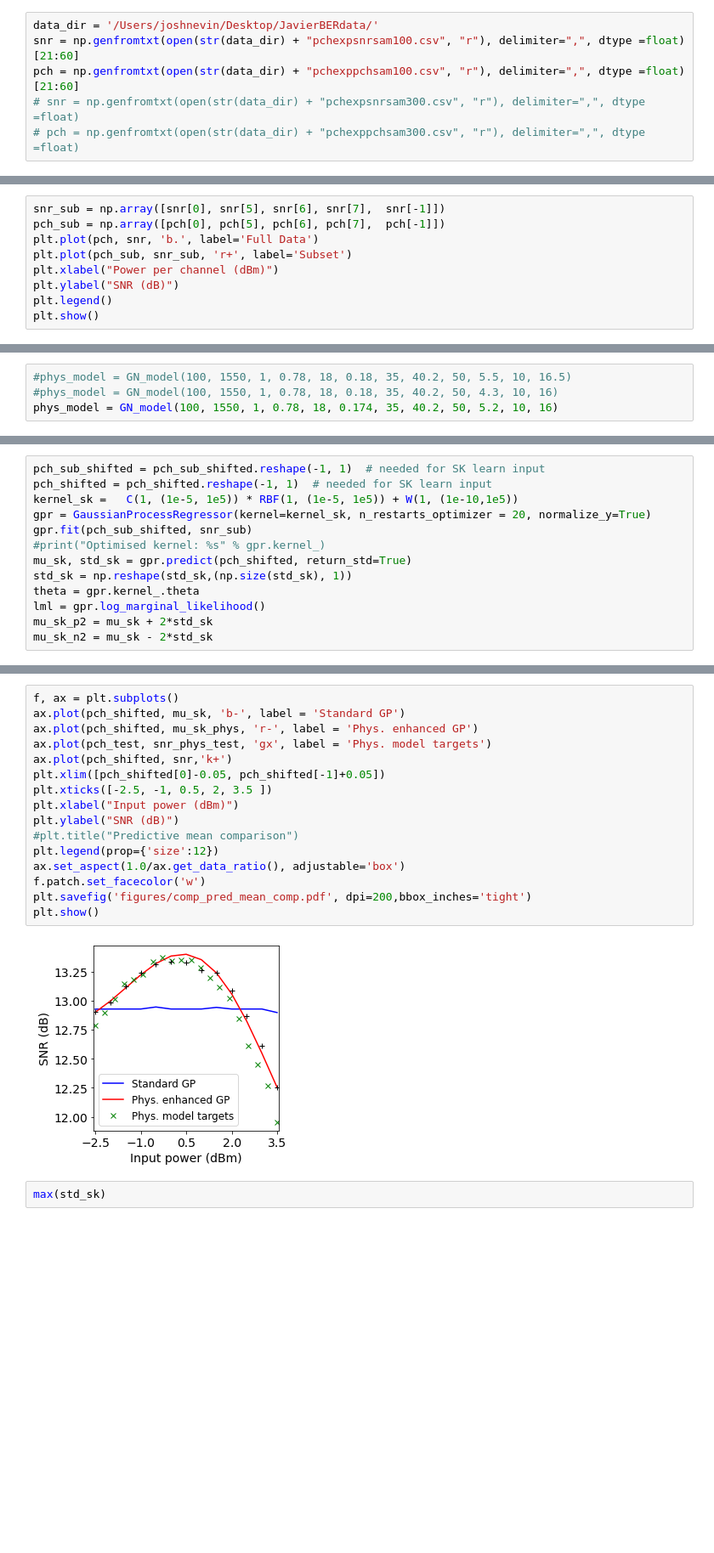
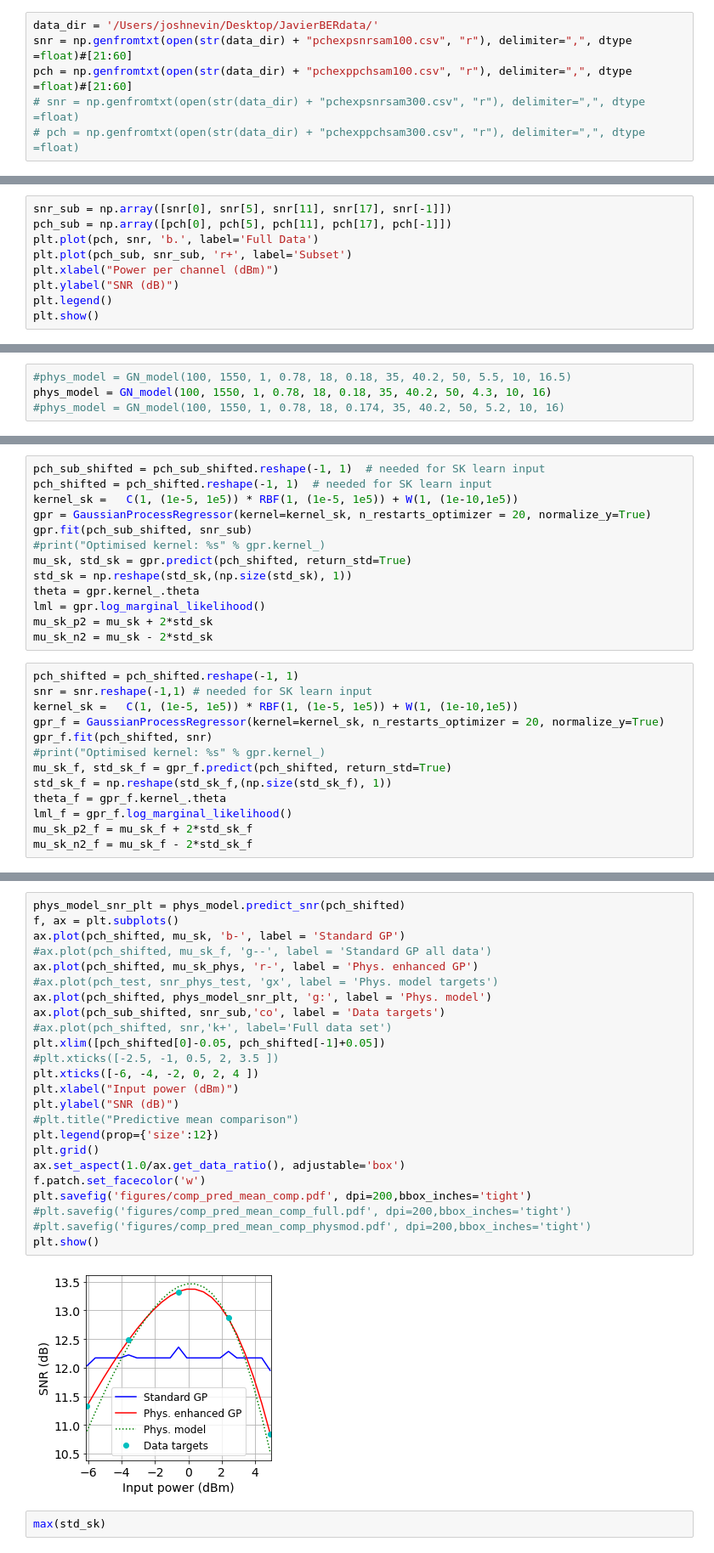
Before and after one commit to joshnevin/physics_enhanced_GPs, a Jupyter notebook: GN_model_enhanced_GPs_comp.ipynb, the cells around one changed output, grey strips where cells are left out. Shown: that part at 85% size. Cells and saved outputs as stored; diff of their text form; blank space fills up the shorter version.

Commit message:
use full dataset

```diff
--- a/GN_model_enhanced_GPs_comp.ipynb
+++ b/GN_model_enhanced_GPs_comp.ipynb
@@ -14,8 +14,8 @@ font = { 'family' : 'sans-serif',
 matplotlib.rc('font', **font)
 # %%
 data_dir = '/Users/joshnevin/Desktop/JavierBERdata/'
-snr = np.genfromtxt(open(str(data_dir) + "pchexpsnrsam100.csv", "r"), delimiter=",", dtype =float)[21:60]
-pch = np.genfromtxt(open(str(data_dir) + "pchexppchsam100.csv", "r"), delimiter=",", dtype =float)[21:60]
+snr = np.genfromtxt(open(str(data_dir) + "pchexpsnrsam100.csv", "r"), delimiter=",", dtype =float)#[21:60]
+pch = np.genfromtxt(open(str(data_dir) + "pchexppchsam100.csv", "r"), delimiter=",", dtype =float)#[21:60]
 # snr = np.genfromtxt(open(str(data_dir) + "pchexpsnrsam300.csv", "r"), delimiter=",", dtype =float)
 # pch = np.genfromtxt(open(str(data_dir) + "pchexppchsam300.csv", "r"), delimiter=",", dtype =float)
 # %% [markdown]
@@ -42,6 +46,6 @@ plt.show()
 # %%
-snr_sub = np.array([snr[0], snr[5], snr[6], snr[7],  snr[-1]])
-pch_sub = np.array([pch[0], pch[5], pch[6], pch[7],  pch[-1]])
+snr_sub = np.array([snr[0], snr[5], snr[11], snr[17], snr[-1]])
+pch_sub = np.array([pch[0], pch[5], pch[11], pch[17], pch[-1]])
 plt.plot(pch, snr, 'b.', label='Full Data')
 plt.plot(pch_sub, snr_sub, 'r+', label='Subset')
 plt.xlabel("Power per channel (dBm)")
@@ -54,7 +58,7 @@ plt.show()
 **Inputs**: span length [km], operating central wavelength [nm], number of wavelengths, nonlinearity coefficient, dispersion coefficient, loss [db/km], symbol rate [GBd], channel bandwidth [GHz], grid spacing [GHz], EDFA noise figure [dB], number of spans, TRx back to back SNR [dB]
 # %%
 #phys_model = GN_model(100, 1550, 1, 0.78, 18, 0.18, 35, 40.2, 50, 5.5, 10, 16.5)
-#phys_model = GN_model(100, 1550, 1, 0.78, 18, 0.18, 35, 40.2, 50, 4.3, 10, 16)
-phys_model = GN_model(100, 1550, 1, 0.78, 18, 0.174, 35, 40.2, 50, 5.2, 10, 16)
+phys_model = GN_model(100, 1550, 1, 0.78, 18, 0.18, 35, 40.2, 50, 4.3, 10, 16)
+#phys_model = GN_model(100, 1550, 1, 0.78, 18, 0.174, 35, 40.2, 50, 5.2, 10, 16)
 # %% [markdown]
 According to Javier, the measurements of Pch may not be reliable and we may need to shift them in order to obtain agreement with the GN model. We do this by calculating the input power per channel that corresponds to peak SNR in the GN model and shifting the peak of measured data to line up with this prediction.
@@ -152,6 +158,19 @@ theta = gpr.kernel_.theta
 lml = gpr.log_marginal_likelihood()
 mu_sk_p2 = mu_sk + 2*std_sk
 mu_sk_n2 = mu_sk - 2*std_sk
+# %%
+pch_shifted = pch_shifted.reshape(-1, 1)
+snr = snr.reshape(-1,1) # needed for SK learn input
+kernel_sk =   C(1, (1e-5, 1e5)) * RBF(1, (1e-5, 1e5)) + W(1, (1e-10,1e5))
+gpr_f = GaussianProcessRegressor(kernel=kernel_sk, n_restarts_optimizer = 20, normalize_y=True)
+gpr_f.fit(pch_shifted, snr)
+#print("Optimised kernel: %s" % gpr.kernel_)
+mu_sk_f, std_sk_f = gpr_f.predict(pch_shifted, return_std=True)
+std_sk_f = np.reshape(std_sk_f,(np.size(std_sk_f), 1))
+theta_f = gpr_f.kernel_.theta
+lml_f = gpr_f.log_marginal_likelihood()
+mu_sk_p2_f = mu_sk_f + 2*std_sk_f
+mu_sk_n2_f = mu_sk_f - 2*std_sk_f
 # %%
 f, ax = plt.subplots()
 ax.plot(pch_shifted, mu_sk, 'b-', label = 'Predictive mean')
@@ -198,21 +239,29 @@ plt.show()
 # %%
+phys_model_snr_plt = phys_model.predict_snr(pch_shifted)
 f, ax = plt.subplots()
 ax.plot(pch_shifted, mu_sk, 'b-', label = 'Standard GP')
+#ax.plot(pch_shifted, mu_sk_f, 'g--', label = 'Standard GP all data')
 ax.plot(pch_shifted, mu_sk_phys, 'r-', label = 'Phys. enhanced GP')
-ax.plot(pch_test, snr_phys_test, 'gx', label = 'Phys. model targets')
-ax.plot(pch_shifted, snr,'k+')
+#ax.plot(pch_test, snr_phys_test, 'gx', label = 'Phys. model targets')
+ax.plot(pch_shifted, phys_model_snr_plt, 'g:', label = 'Phys. model')
+ax.plot(pch_sub_shifted, snr_sub,'co', label = 'Data targets')
+#ax.plot(pch_shifted, snr,'k+', label='Full data set')
 plt.xlim([pch_shifted[0]-0.05, pch_shifted[-1]+0.05])
-plt.xticks([-2.5, -1, 0.5, 2, 3.5 ])
+#plt.xticks([-2.5, -1, 0.5, 2, 3.5 ])
+plt.xticks([-6, -4, -2, 0, 2, 4 ])
 plt.xlabel("Input power (dBm)")
 plt.ylabel("SNR (dB)")
 #plt.title("Predictive mean comparison")
 plt.legend(prop={'size':12})
+plt.grid()
 ax.set_aspect(1.0/ax.get_data_ratio(), adjustable='box')
 f.patch.set_facecolor('w')
 plt.savefig('figures/comp_pred_mean_comp.pdf', dpi=200,bbox_inches='tight')
+#plt.savefig('figures/comp_pred_mean_comp_full.pdf', dpi=200,bbox_inches='tight')
+#plt.savefig('figures/comp_pred_mean_comp_physmod.pdf', dpi=200,bbox_inches='tight')
 plt.show()
 # %% [output]
-[figure, old version]
+[figure, new version]
 # %%
 max(std_sk)
 # %% [output]
```
Also changed, not shown: parts of 17 cells of this notebook, 1 other file.
